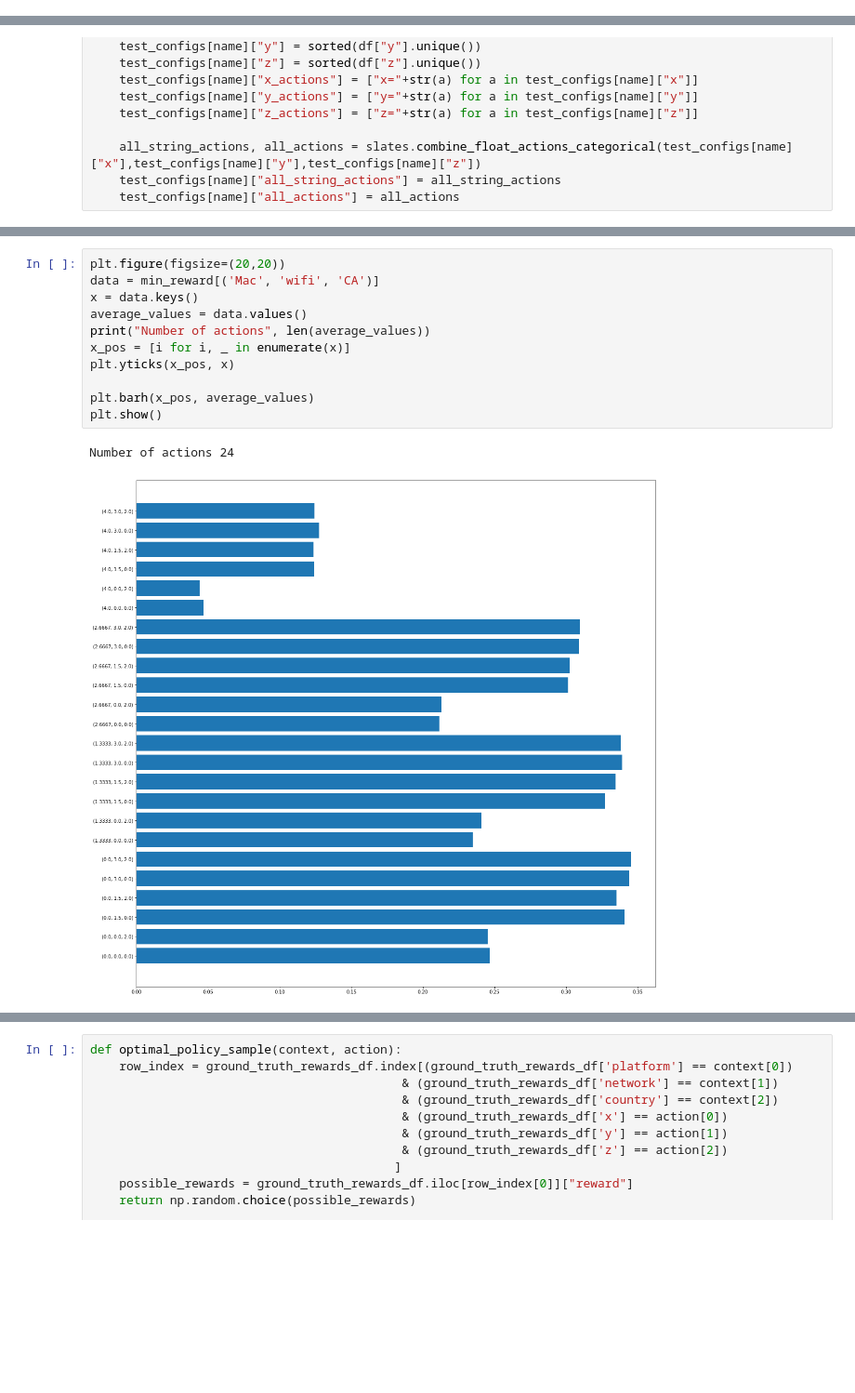
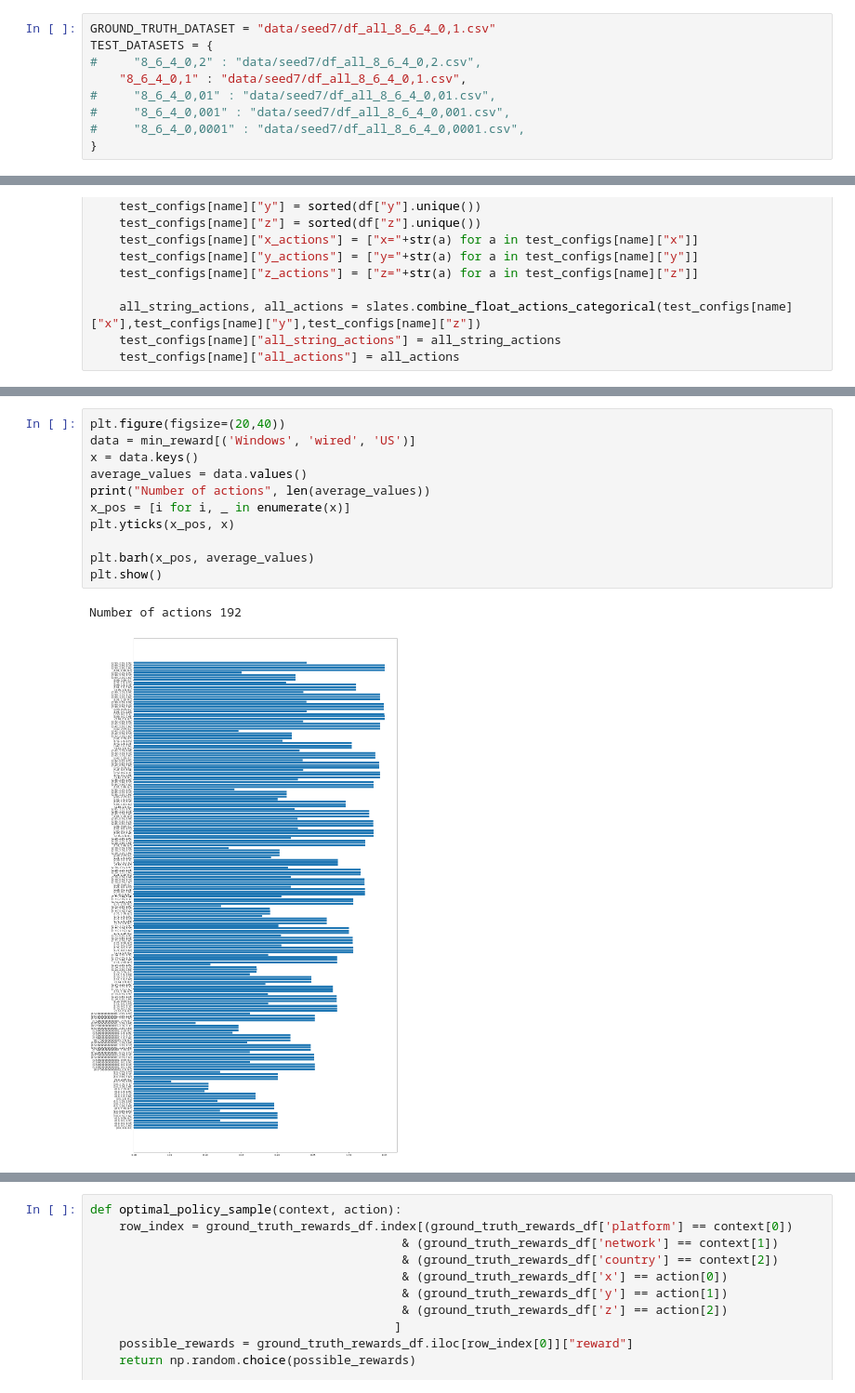
Before and after one commit to VowpalWabbit/slates-experiments, a Jupyter notebook: slates_sim.ipynb, the cells around one changed output, grey strips where cells are left out. Shown at 93% size. Saved outputs shown, nothing was run; the diff lists cells and outputs as text; blank space fills up the shorter version.

```diff
--- a/slates_sim.ipynb
+++ b/slates_sim.ipynb
@@ -25,0 +11,9 @@ override_country = "CA"
+# %%
+GROUND_TRUTH_DATASET = "data/seed7/df_all_8_6_4_0,1.csv"
+TEST_DATASETS = {
+#     "8_6_4_0,2" : "data/seed7/df_all_8_6_4_0,2.csv",
+    "8_6_4_0,1" : "data/seed7/df_all_8_6_4_0,1.csv",
+#     "8_6_4_0,01" : "data/seed7/df_all_8_6_4_0,01.csv",
+#     "8_6_4_0,001" : "data/seed7/df_all_8_6_4_0,001.csv",
+#     "8_6_4_0,0001" : "data/seed7/df_all_8_6_4_0,0001.csv",
+}
@@ -82,14 +87,14 @@ plt.show()
 # %%
-plt.figure(figsize=(20,20))
-data = min_reward[('Mac', 'wifi', 'CA')]
+plt.figure(figsize=(20,40))
+data = min_reward[('Windows', 'wired', 'US')]
 x = data.keys()
 average_values = data.values()
 print("Number of actions", len(average_values))
 x_pos = [i for i, _ in enumerate(x)]
 plt.yticks(x_pos, x)
 
 plt.barh(x_pos, average_values)
 plt.show()
 # %% [output]
-Number of actions 24
+Number of actions 192
-[figure, old version]
+[figure, new version]
```
Also changed, not shown: parts of 13 cells of this notebook, 8 other files.
